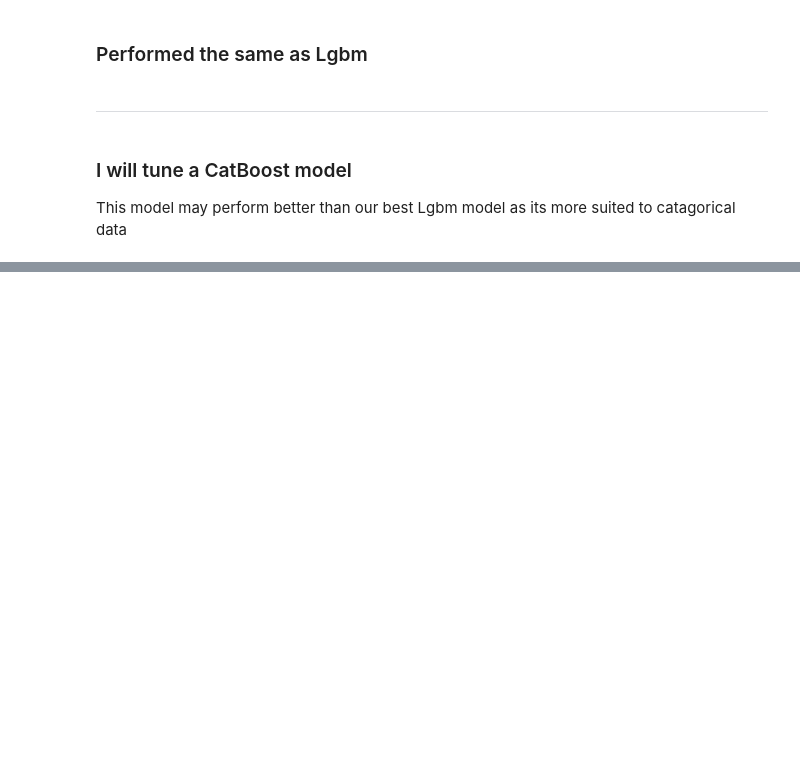
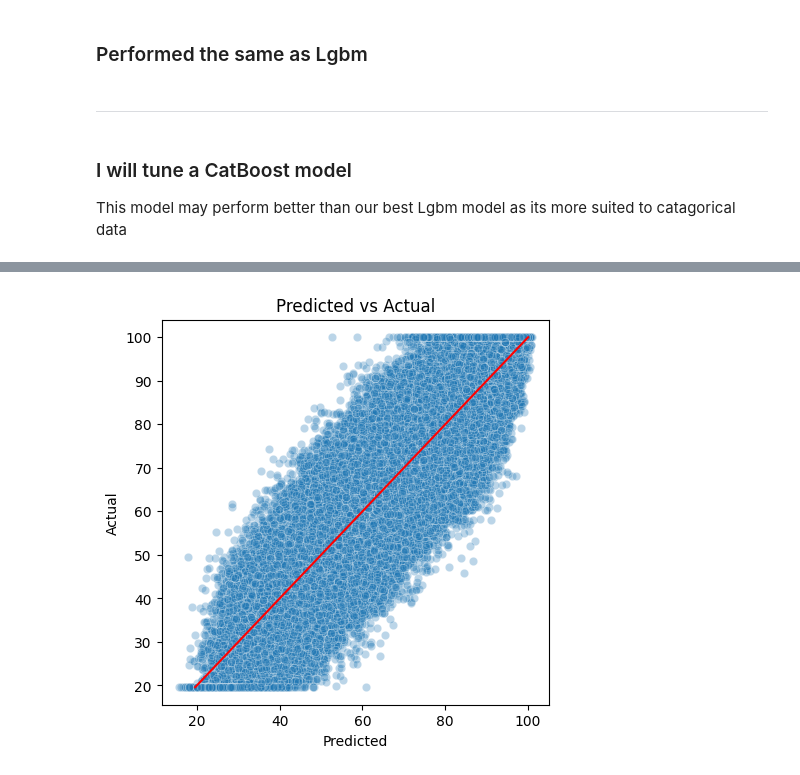
Before and after one commit to KetchupJL/Kaggle-Competitions, a Jupyter notebook: Predicting Student Test Scores/notebook1.ipynb, the cells around one changed output, grey strips where cells are left out. Drawn from its saved outputs; the diff is of its cells as text; code cells hidden in the pictures; blank space fills up the shorter version.

```diff
--- a/Predicting Student Test Scores/notebook1.ipynb
+++ b/Predicting Student Test Scores/notebook1.ipynb
@@ -1369,0 +1767,12 @@ best_rmse, best_params
+# %%
+# Predicted vs actual
+
+plt.figure(figsize=(5,5))
+sns.scatterplot(x=preds, y=y_valid, alpha=0.3)
+plt.plot([y_valid.min(), y_valid.max()], [y_valid.min(), y_valid.max()], color="red")
+plt.xlabel("Predicted")
+plt.ylabel("Actual")
+plt.title("Predicted vs Actual")
+plt.show()
+# %% [output]
+[figure, added]
```
Also changed, not shown: parts of 15 cells of this notebook, 6 other files.
